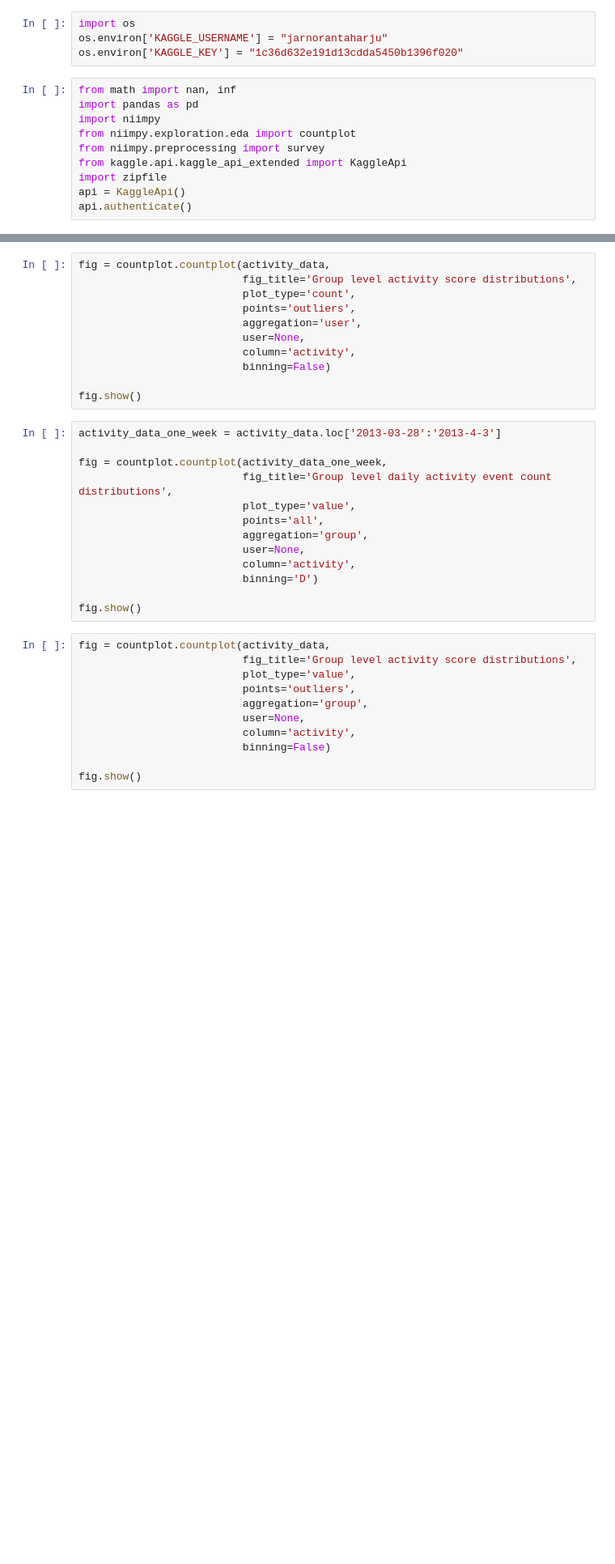
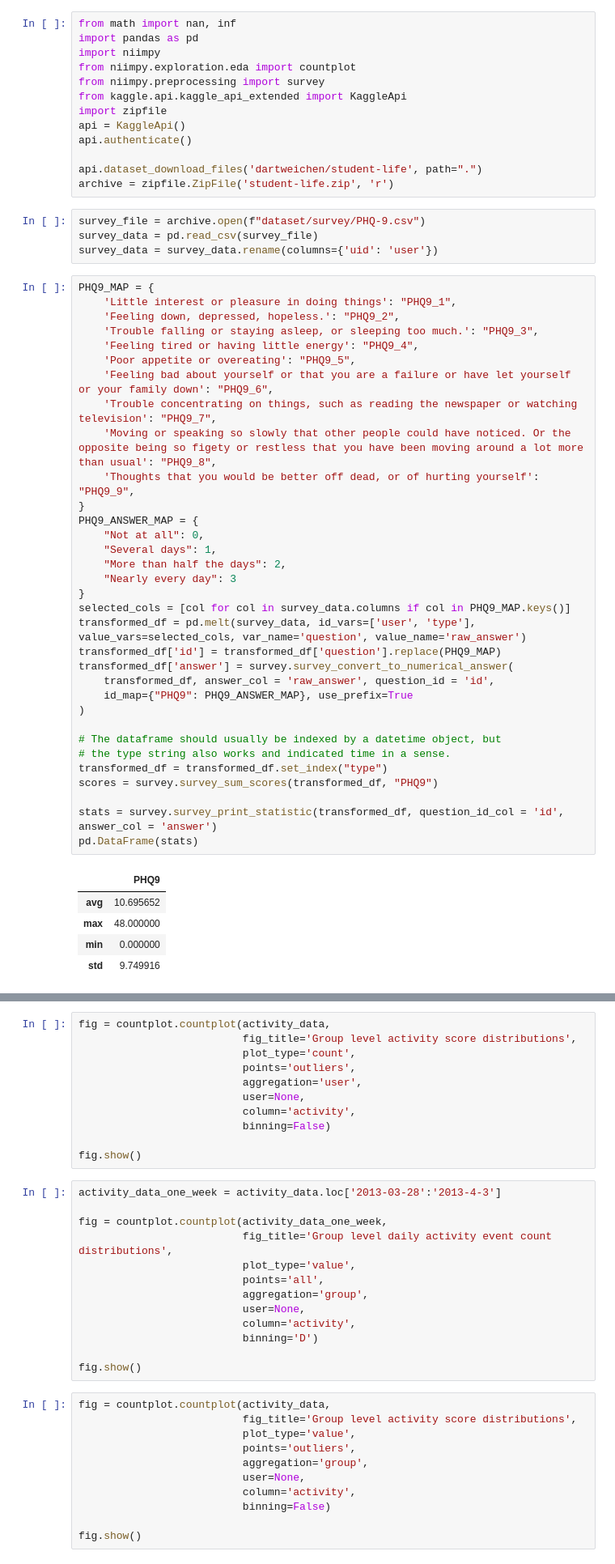
Before and after one commit to digitraceslab/niimpy, a Jupyter notebook: docs/demo_notebooks/student_life_example.ipynb, the cells around one changed output, grey strips where cells are left out. Shown at 81% size. Saved outputs shown, nothing was run; the diff lists cells and outputs as text; blank space fills up the shorter version.

Commit message:
reorganize: survey first and only then load the activity data

```diff
--- a/docs/demo_notebooks/student_life_example.ipynb
+++ b/docs/demo_notebooks/student_life_example.ipynb
@@ -1,7 +1,3 @@
-# %%
-import os
-os.environ['KAGGLE_USERNAME'] = "jarnorantaharju"
-os.environ['KAGGLE_KEY'] = "1c36d632e191d13cdda5450b1396f020"
 # %%
 from math import nan, inf
 import pandas as pd
@@ -12,3 +8,49 @@ from kaggle.api.kaggle_api_extended import KaggleApi
 import zipfile
 api = KaggleApi()
 api.authenticate()
+
+api.dataset_download_files('dartweichen/student-life', path=".")
+archive = zipfile.ZipFile('student-life.zip', 'r')
+# %%
+survey_file = archive.open(f"dataset/survey/PHQ-9.csv")
+survey_data = pd.read_csv(survey_file)
+survey_data = survey_data.rename(columns={'uid': 'user'})
+# %%
+PHQ9_MAP = {
+    'Little interest or pleasure in doing things': "PHQ9_1",
+    'Feeling down, depressed, hopeless.': "PHQ9_2",
+    'Trouble falling or staying asleep, or sleeping too much.': "PHQ9_3",
+    'Feeling tired or having little energy': "PHQ9_4",
+    'Poor appetite or overeating': "PHQ9_5",
+    'Feeling bad about yourself or that you are a failure or have let yourself or your family down': "PHQ9_6",
+    'Trouble concentrating on things, such as reading the newspaper or watching television': "PHQ9_7",
+    'Moving or speaking so slowly that other people could have noticed. Or the opposite being so figety or restless that you have been moving around a lot more than usual': "PHQ9_8",
+    'Thoughts that you would be better off dead, or of hurting yourself': "PHQ9_9",
+}
+PHQ9_ANSWER_MAP = {
+    "Not at all": 0,
+    "Several days": 1,
+    "More than half the days": 2,
+    "Nearly every day": 3
+}
+selected_cols = [col for col in survey_data.columns if col in PHQ9_MAP.keys()]
+transformed_df = pd.melt(survey_data, id_vars=['user', 'type'], value_vars=selected_cols, var_name='question', value_name='raw_answer')
+transformed_df['id'] = transformed_df['question'].replace(PHQ9_MAP)
+transformed_df['answer'] = survey.survey_convert_to_numerical_answer(
+    transformed_df, answer_col = 'raw_answer', question_id = 'id',
+    id_map={"PHQ9": PHQ9_ANSWER_MAP}, use_prefix=True
+)
+
+# The dataframe should usually be indexed by a datetime object, but
+# the type string also works and indicated time in a sense.
+transformed_df = transformed_df.set_index("type")
+scores = survey.survey_sum_scores(transformed_df, "PHQ9")
+
+stats = survey.survey_print_statistic(transformed_df, question_id_col = 'id', answer_col = 'answer')
+pd.DataFrame(stats)
+# %% [output]
+|  | PHQ9 |
+| avg | 10.695652 |
+| max | 48.000000 |
+| min | 0.000000 |
+| std | 9.749916 |
```
Also changed, not shown: parts of 6 cells of this notebook.
